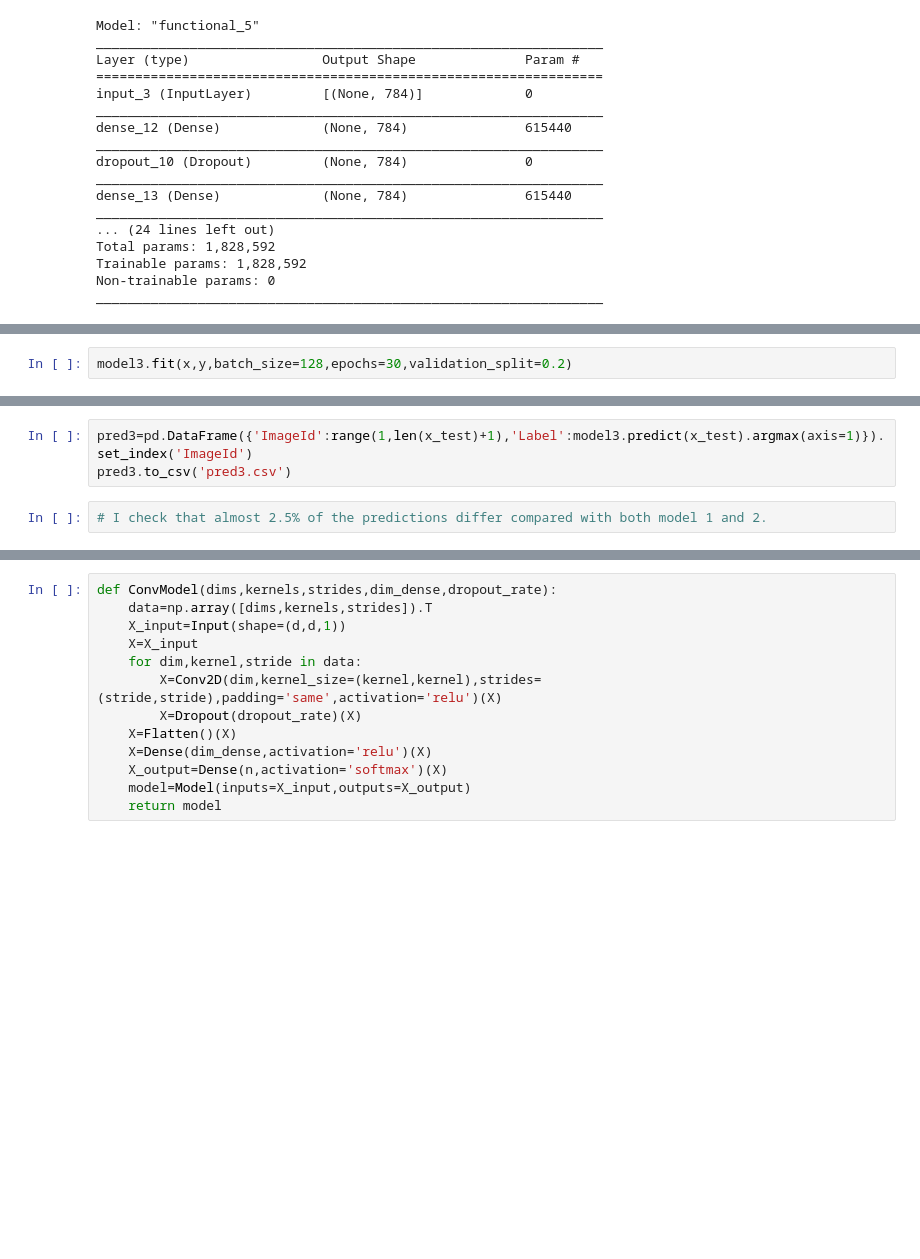
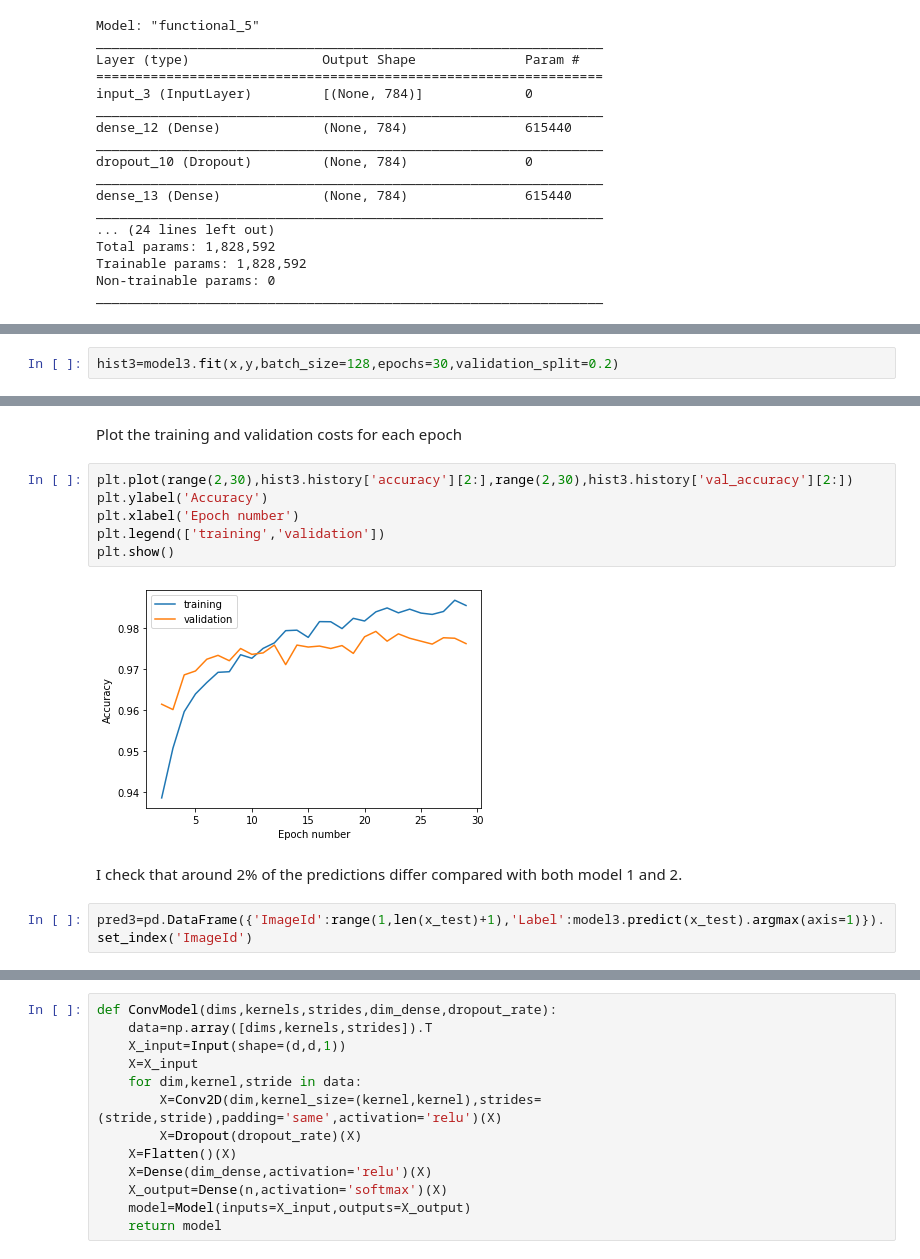
Before and after one commit to RaulJSPereira/ml-projects, a Jupyter notebook: Kaggle/Digits/Digits.ipynb, the cells around one changed output, grey strips where cells are left out. Drawn from its saved outputs; the diff is of its cells as text; blank space fills up the shorter version.

```diff
--- a/Kaggle/Digits/Digits.ipynb
+++ b/Kaggle/Digits/Digits.ipynb
@@ -248,6 +296,6 @@ Trainable params: 2,618,374
 Non-trainable params: 0
 _________________________________________________________________
 # %%
-model3.fit(x,y,batch_size=128,epochs=30,validation_split=0.2)
+hist3=model3.fit(x,y,batch_size=128,epochs=30,validation_split=0.2)
 # %% [output]
 Epoch 1/30
@@ -271,8 +318,17 @@ Epoch 30/30
+# %% [markdown]
+Plot the training and validation costs for each epoch
+# %%
+plt.plot(range(2,30),hist3.history['accuracy'][2:],range(2,30),hist3.history['val_accuracy'][2:])
+plt.ylabel('Accuracy')
+plt.xlabel('Epoch number')
+plt.legend(['training','validation'])
+plt.show()
+# %% [output]
+[figure, added]
+# %% [markdown]
+I check that around 2% of the predictions differ compared with both model 1 and 2.
 # %%
 pred3=pd.DataFrame({'ImageId':range(1,len(x_test)+1),'Label':model3.predict(x_test).argmax(axis=1)}).set_index('ImageId')
-pred3.to_csv('pred3.csv')
-# %%
-# I check that almost 2.5% of the predictions differ compared with both model 1 and 2.
 # %%
 pred3.join(pred1, lsuffix='1',rsuffix='2').apply(lambda x: x.Label1==x.Label2,axis=1).value_counts()/len(x_test)
 # %% [output]
```
Also changed, not shown: parts of 130 cells of this notebook, 11 other files.
